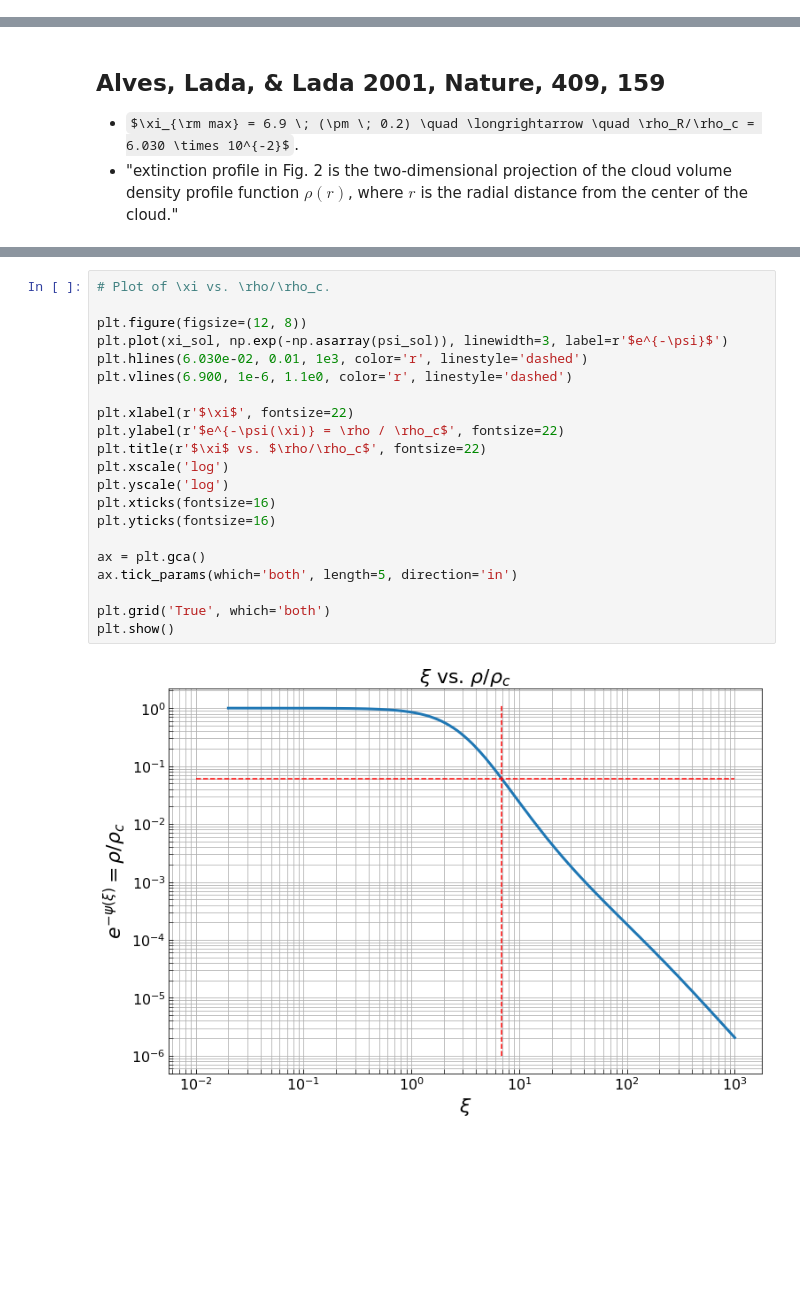
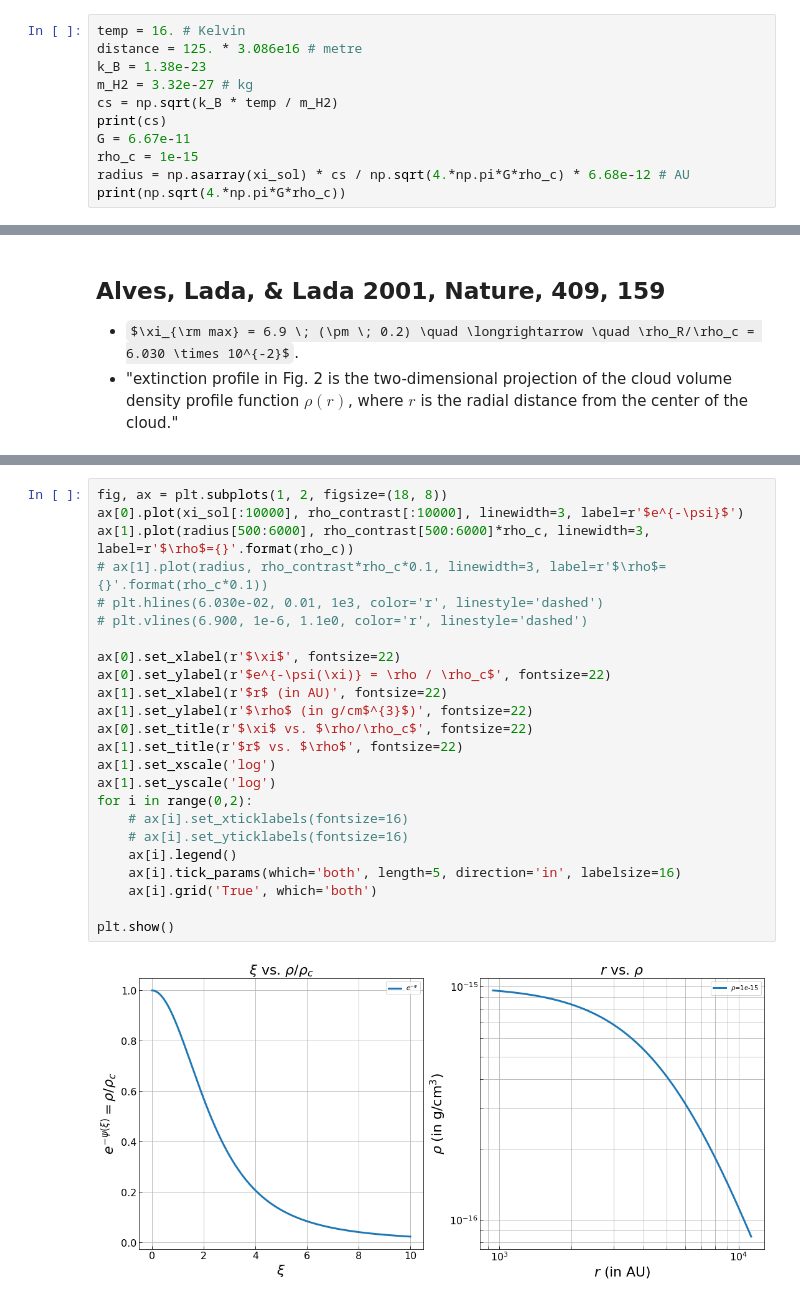
Before and after one commit to nina-af/class_jpy_notebooks, a Jupyter notebook: midterm_project_wip1.ipynb, the cells around one changed output, grey strips where cells are left out. Drawn from its saved outputs; the diff is of its cells as text; some formulas as TeX source; blank space fills up the shorter version.

```diff
--- a/midterm_project_wip1.ipynb
+++ b/midterm_project_wip1.ipynb
@@ -49,2 +49,13 @@ for i in range(N):
 
 rho_contrast = np.exp(-np.asarray(psi_sol))
+# %%
+temp = 16. # Kelvin
+distance = 125. * 3.086e16 # metre
+k_B = 1.38e-23
+m_H2 = 3.32e-27 # kg
+cs = np.sqrt(k_B * temp / m_H2)
+print(cs)
+G = 6.67e-11
+rho_c = 1e-15
+radius = np.asarray(xi_sol) * cs / np.sqrt(4.*np.pi*G*rho_c) * 6.68e-12 # AU
+print(np.sqrt(4.*np.pi*G*rho_c))
@@ -89,23 +103,26 @@ plt.show()
-# %%
-# Plot of \xi vs. \rho/\rho_c.
-
-plt.figure(figsize=(12, 8))
-plt.plot(xi_sol, np.exp(-np.asarray(psi_sol)), linewidth=3, label=r'$e^{-\psi}$')
-plt.hlines(6.030e-02, 0.01, 1e3, color='r', linestyle='dashed')
-plt.vlines(6.900, 1e-6, 1.1e0, color='r', linestyle='dashed')
-
-plt.xlabel(r'$\xi$', fontsize=22)
-plt.ylabel(r'$e^{-\psi(\xi)} = \rho / \rho_c$', fontsize=22)
-plt.title(r'$\xi$ vs. $\rho/\rho_c$', fontsize=22)
-plt.xscale('log')
-plt.yscale('log')
-plt.xticks(fontsize=16)
-plt.yticks(fontsize=16)
-
-ax = plt.gca()
-ax.tick_params(which='both', length=5, direction='in')
-
-plt.grid('True', which='both')
-plt.show()
-# %% [output]
-[figure, removed]
+# %%
+fig, ax = plt.subplots(1, 2, figsize=(18, 8))
+ax[0].plot(xi_sol[:10000], rho_contrast[:10000], linewidth=3, label=r'$e^{-\psi}$')
+ax[1].plot(radius[500:6000], rho_contrast[500:6000]*rho_c, linewidth=3, label=r'$\rho$={}'.format(rho_c))
+# ax[1].plot(radius, rho_contrast*rho_c*0.1, linewidth=3, label=r'$\rho$={}'.format(rho_c*0.1))
+# plt.hlines(6.030e-02, 0.01, 1e3, color='r', linestyle='dashed')
+# plt.vlines(6.900, 1e-6, 1.1e0, color='r', linestyle='dashed')
+
+ax[0].set_xlabel(r'$\xi$', fontsize=22)
+ax[0].set_ylabel(r'$e^{-\psi(\xi)} = \rho / \rho_c$', fontsize=22)
+ax[1].set_xlabel(r'$r$ (in AU)', fontsize=22)
+ax[1].set_ylabel(r'$\rho$ (in g/cm$^{3}$)', fontsize=22)
+ax[0].set_title(r'$\xi$ vs. $\rho/\rho_c$', fontsize=22)
+ax[1].set_title(r'$r$ vs. $\rho$', fontsize=22)
+ax[1].set_xscale('log')
+ax[1].set_yscale('log')
+for i in range(0,2):
+    # ax[i].set_xticklabels(fontsize=16)
+    # ax[i].set_yticklabels(fontsize=16)
+    ax[i].legend()
+    ax[i].tick_params(which='both', length=5, direction='in', labelsize=16)
+    ax[i].grid('True', which='both')
+
+plt.show()
+# %% [output]
+[figure, added]
```
Also changed, not shown: parts of 7 cells of this notebook, 1 other file.
